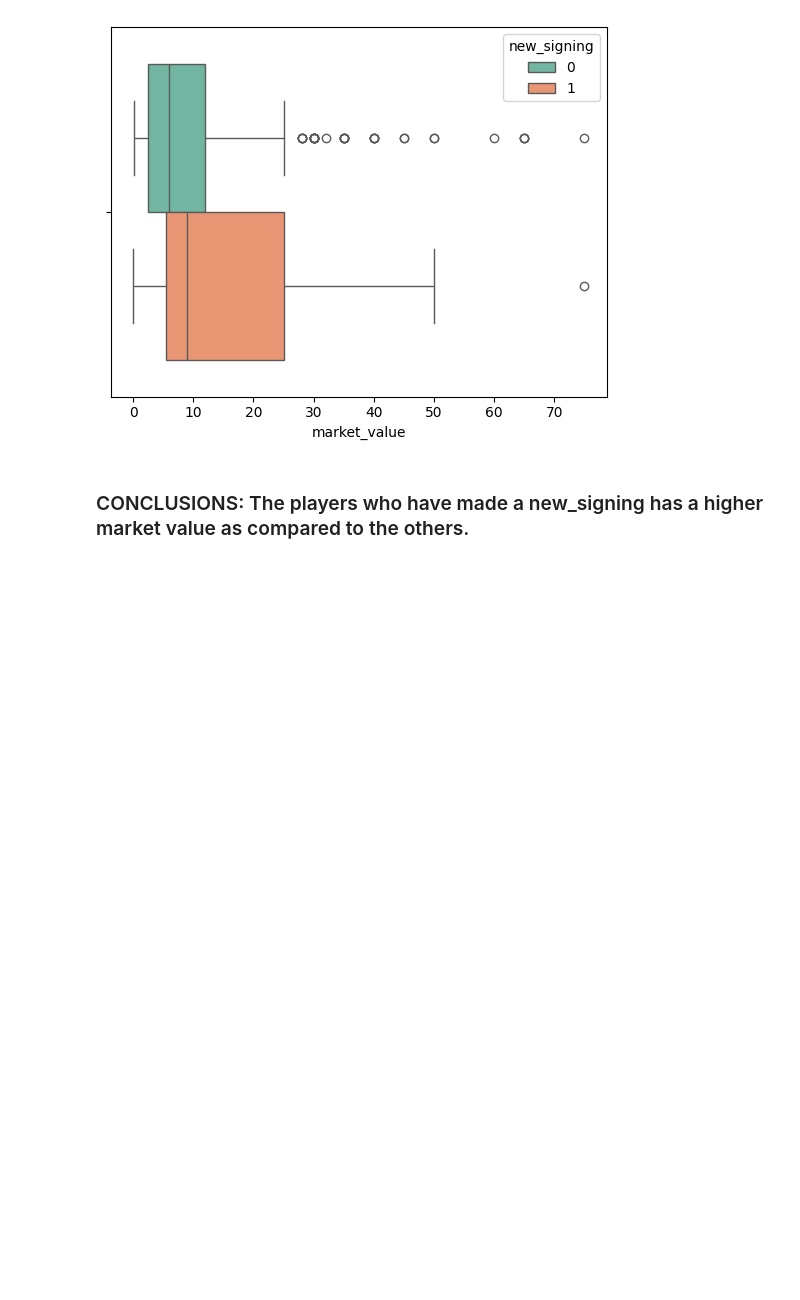
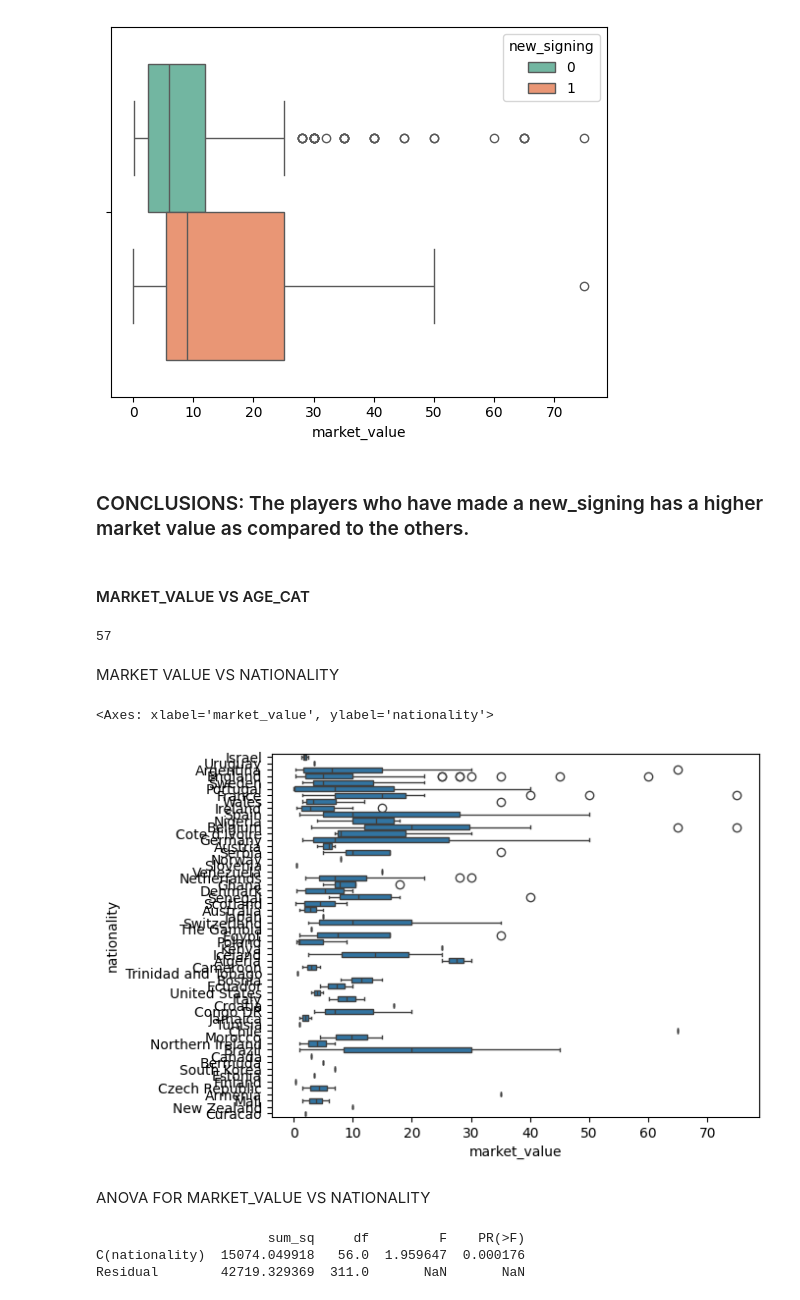
Before and after one commit to rishi0282/Data-Science, a Jupyter notebook: Price_prediction_model/football_player_price_prediction_model.ipynb, the cells around one changed output. Drawn from its saved outputs; the diff is of its cells as text; code cells hidden in the pictures; blank space fills up the shorter version.

```diff
--- a/Price_prediction_model/football_player_price_prediction_model.ipynb
+++ b/Price_prediction_model/football_player_price_prediction_model.ipynb
@@ -588,3 +647,33 @@ sns.boxplot(training_dataset,x='market_value',hue='new_signing',palette='Set2')
 [figure]
 # %% [markdown]
 ### CONCLUSIONS: The players who have made a new_signing has a higher market value as compared to the others.
+# %% [markdown]
+#### MARKET_VALUE VS AGE_CAT
+# %%
+training_dataset['nationality'].nunique()
+# %% [output]
+57
+# %% [markdown]
+MARKET VALUE VS NATIONALITY
+# %%
+sns.boxplot(training_dataset,y='nationality',x='market_value')
+# %% [output]
+<Axes: xlabel='market_value', ylabel='nationality'>
+[figure, added]
+# %% [markdown]
+ANOVA FOR MARKET_VALUE VS NATIONALITY
+# %%
+# H0: The mean market_values of each category in Nationality is equal.
+# H1: The mean market_values of atleast one category in Nationality is not equal.
+import statsmodels.api as sm
+from statsmodels.formula.api import ols
+model = ols('market_value ~ C(nationality)',data = training_dataset).fit()
+anova_result = sm.stats.anova_lm(model,typ = 2)
+print(anova_result)
+
+# pvalue < 0.05, we have a strong evidence against the H0. So, we can reject the H0 hypothesis.
+# It is clear that position_category for which the player plays for has a relationship with their market values.
+# %% [output]
+                      sum_sq     df         F    PR(>F)
+C(nationality)  15074.049918   56.0  1.959647  0.000176
+Residual        42719.329369  311.0       NaN       NaN
```
Also changed, not shown: parts of 21 cells of this notebook.
